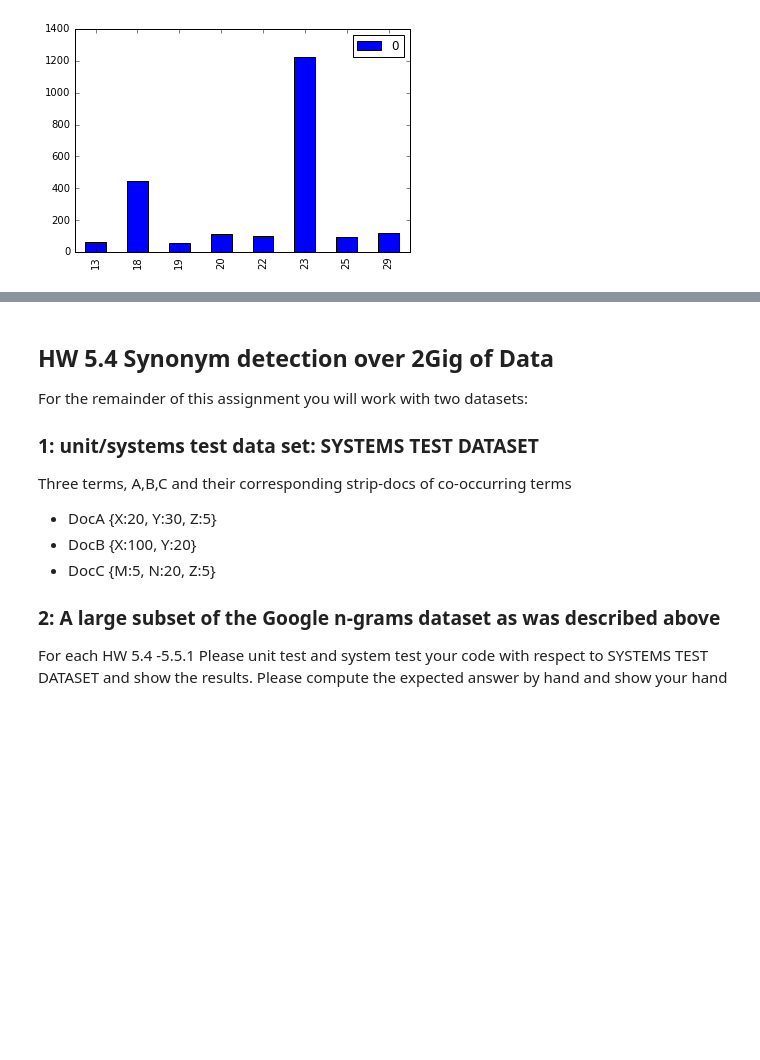
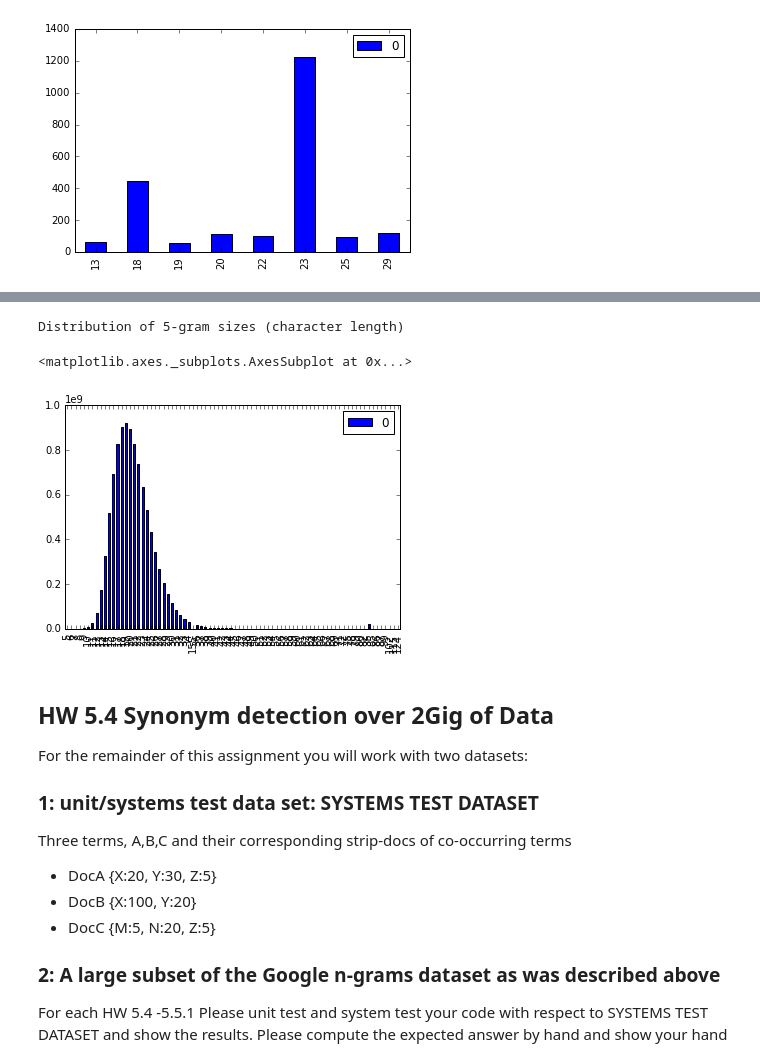
Before and after one commit to mjasek114/w261-Assignments, a Jupyter notebook: hw5/MIDS-W261-2016-HWK-Week05-Jasek.ipynb, the cells around one changed output, grey strips where cells are left out. Drawn from its saved outputs; the diff is of its cells as text; code cells hidden in the pictures; blank space fills up the shorter version.

```diff
--- a/hw5/MIDS-W261-2016-HWK-Week05-Jasek.ipynb
+++ b/hw5/MIDS-W261-2016-HWK-Week05-Jasek.ipynb
@@ -706,3 +865,25 @@ df.plot(kind='bar')
+# %%
+##### OUTPUT FOR:  Distribution of 5-gram sizes (character length) #####
+%matplotlib inline
+import pandas
+
+# Initialize a dictionary to store the lengths and frequencies
+len_freq = {}
+filename = 'EDALengthCount_results.text'
+with open(filename, 'r') as f:
+    for line in f.readlines():
+        key,value =  line.strip().split('\t',2)
+        len_freq[int(key)] = int(value)
+
+#print(len_freq)
+print('Distribution of 5-gram sizes (character length)')
+# Plot a histogram of the lengths and their frequencies
+df = pandas.DataFrame.from_dict(len_freq, orient='index')
+df.plot(kind='bar')
+# %% [output]
+Distribution of 5-gram sizes (character length)
+<matplotlib.axes._subplots.AxesSubplot at 0x...>
+[figure, added]
 # %% [markdown]
 ## HW 5.4  Synonym detection over 2Gig of Data
 
```
Also changed, not shown: parts of 19 cells of this notebook.
